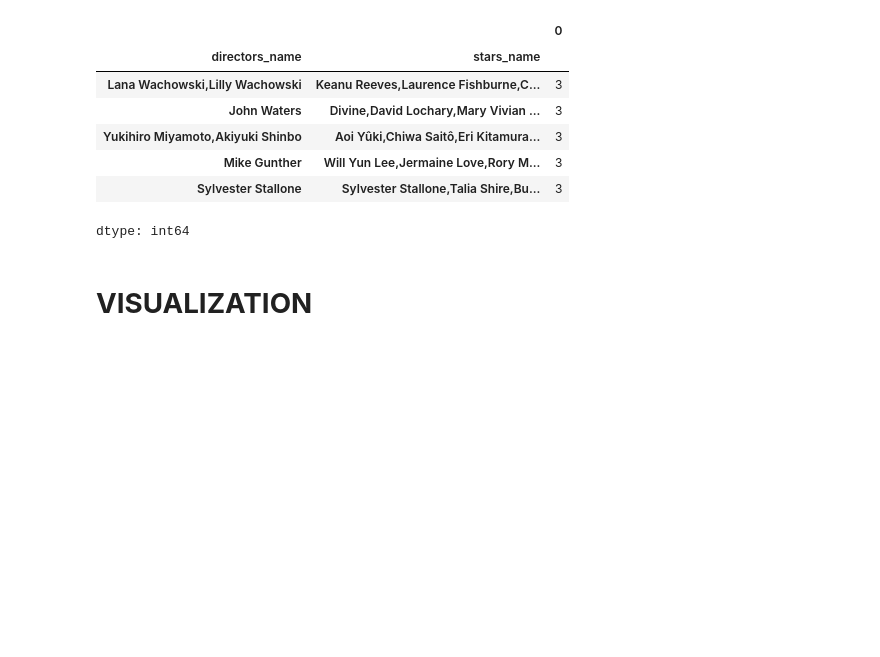
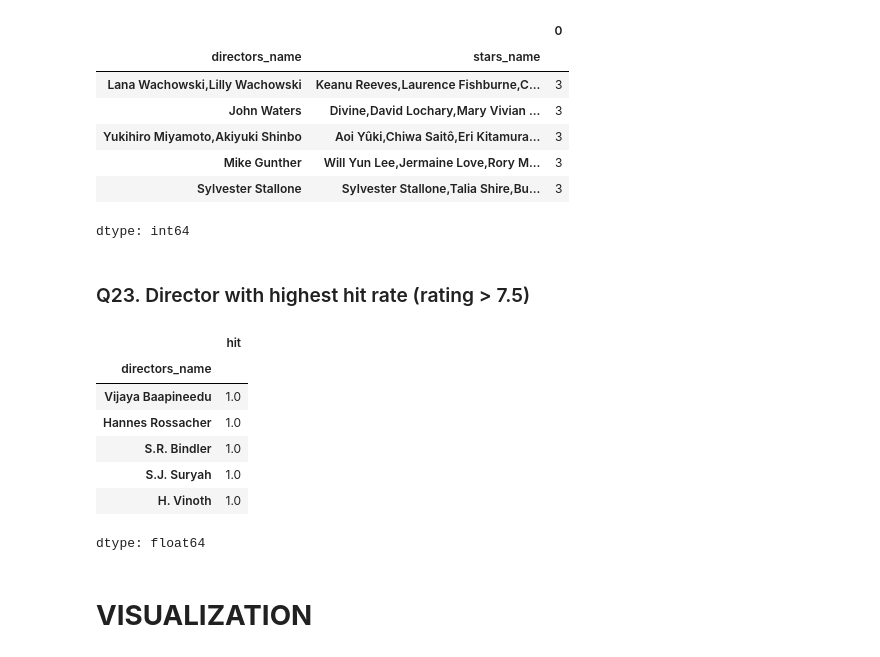
Before and after one commit to Shakti9798/IMDB-EDA-PYTHON, a Jupyter notebook: imdb_data_analysis.ipynb, the cells around one changed output. Cells and saved outputs as stored; diff of their text form; code cells hidden in the pictures; blank space fills up the shorter version.

```diff
--- a/imdb_data_analysis.ipynb
+++ b/imdb_data_analysis.ipynb
@@ -549,6 +549,23 @@ duo.head()
 | Mike Gunther | Will Yun Lee,Jermaine Love,Rory M... | 3 |
 | Sylvester Stallone | Sylvester Stallone,Talia Shire,Bu... | 3 |
 dtype: int64
+# %% [markdown]
+### Q23. Director with highest hit rate (rating > 7.5)
+# %%
+df["hit"] = df["rating"] > 7.5
+
+hit_rate = df.groupby("directors_name")["hit"].mean().sort_values(ascending = False)
+
+hit_rate.head()
+# %% [output]
+|  | hit |
+| directors_name |  |
+| Vijaya Baapineedu | 1.0 |
+| Hannes Rossacher | 1.0 |
+| S.R. Bindler | 1.0 |
+| S.J. Suryah | 1.0 |
+| H. Vinoth | 1.0 |
+dtype: float64
 # %% [markdown]
 # **VISUALIZATION**
 # %%
```
Also changed, not shown: parts of 2 cells of this notebook.
